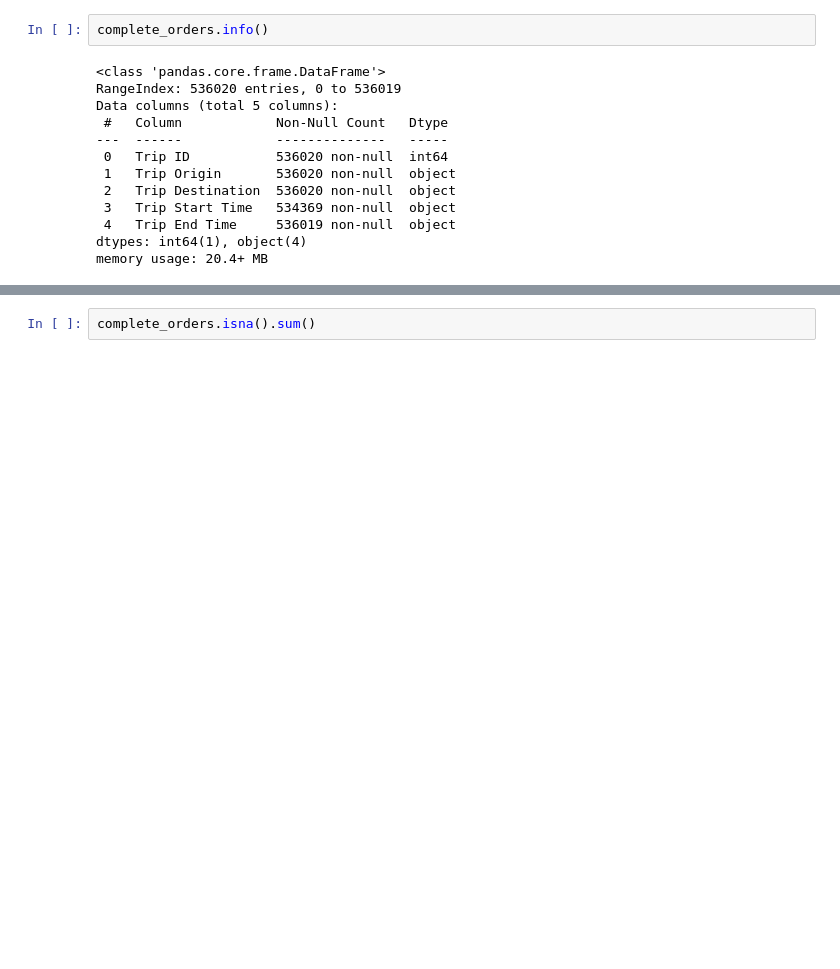
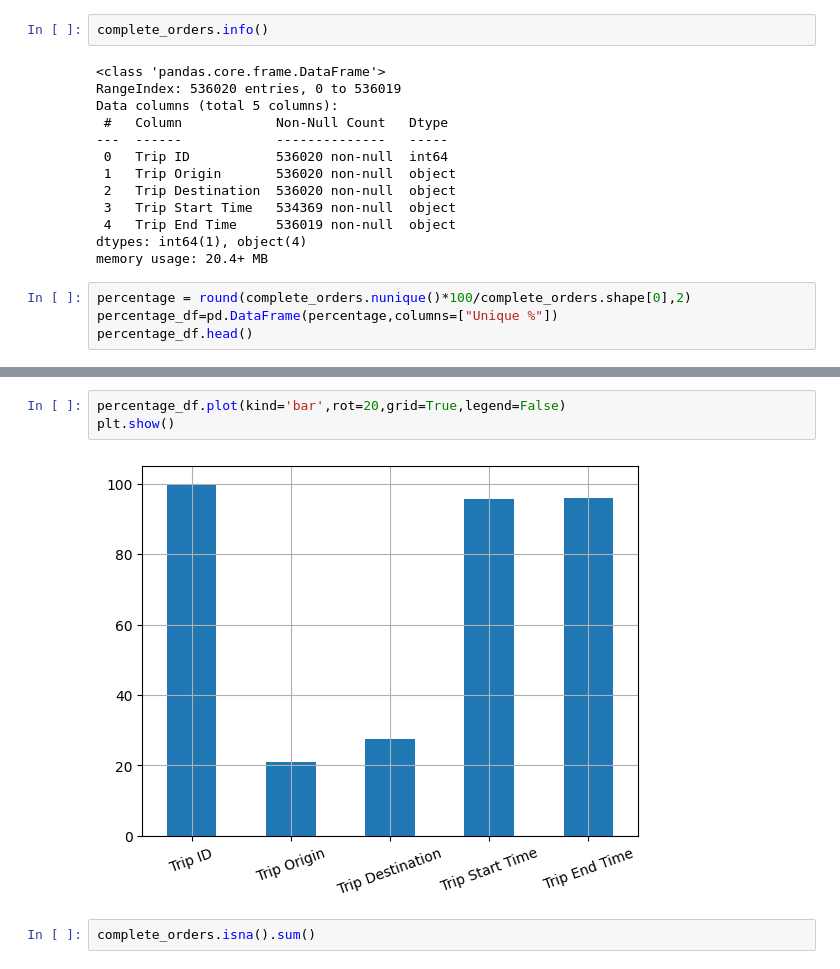
Before and after one commit to Nathnael12/Causal-Inference, a Jupyter notebook: notebooks/EDA.ipynb, the cells around one changed output, grey strips where cells are left out. Drawn from its saved outputs; the diff is of its cells as text; blank space fills up the shorter version.

Commit message:
add EDA and handle missing data

```diff
--- a/notebooks/EDA.ipynb
+++ b/notebooks/EDA.ipynb
@@ -22,3 +29,7 @@ Data columns (total 5 columns):
  4   Trip End Time     536019 non-null  object
 dtypes: int64(1), object(4)
 memory usage: 20.4+ MB
+# %%
+percentage = round(complete_orders.nunique()*100/complete_orders.shape[0],2)
+percentage_df=pd.DataFrame(percentage,columns=["Unique %"])
+percentage_df.head()
@@ -25,3 +43,8 @@ memory usage: 20.4+ MB
+# %%
+percentage_df.plot(kind='bar',rot=20,grid=True,legend=False)
+plt.show()
+# %% [output]
+[figure, added]
 # %%
 complete_orders.isna().sum()
 # %% [output]
```
Also changed, not shown: parts of 16 cells of this notebook.
